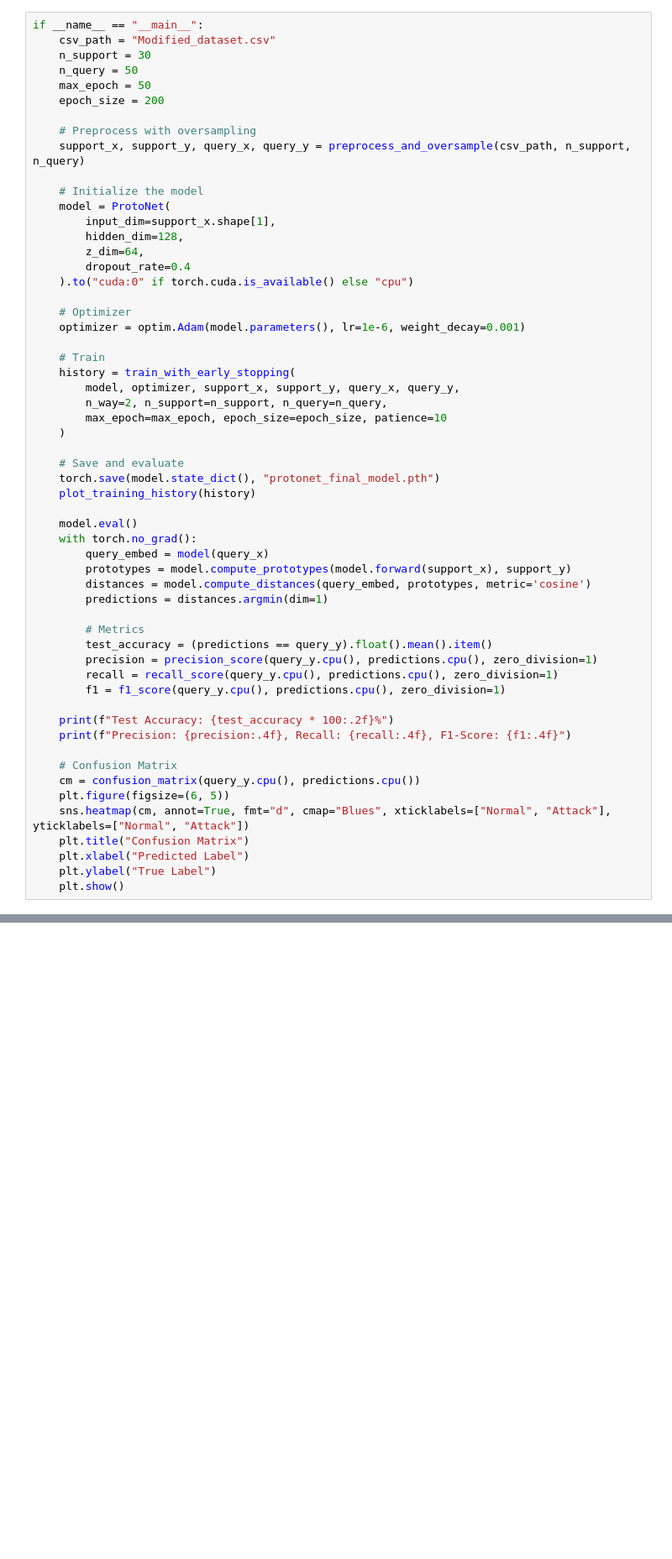
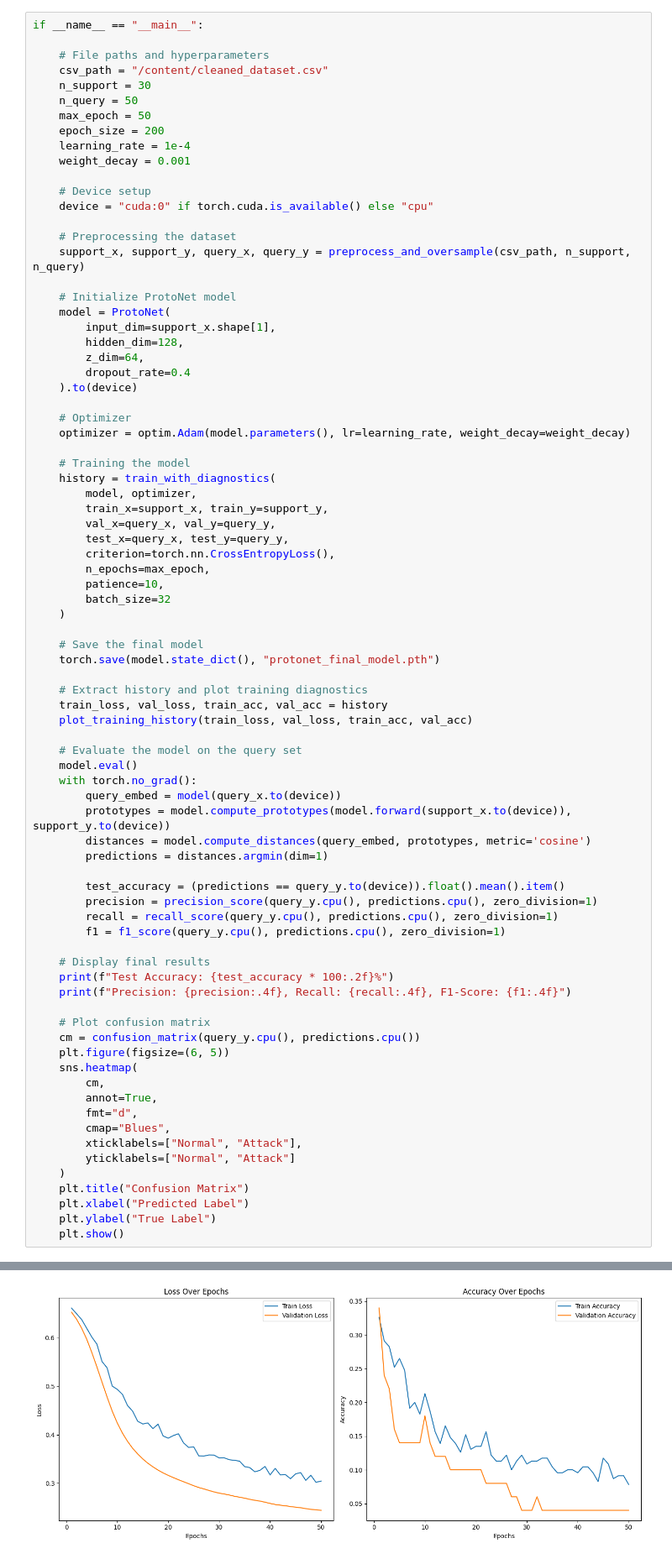
Before and after one commit to jathusharini/intrusion-detection-fewshot-vs-traditional, a Jupyter notebook: few-shot-learning/few_shot_learning_model_improved.ipynb, the cells around one changed output, grey strips where cells are left out. Shown at 84% size. Cells and saved outputs as stored; diff of their text form; blank space fills up the shorter version.

Commit message:
Adding FSL model with improved accuracy

```diff
--- a/few-shot-learning/few_shot_learning_model_improved.ipynb
+++ b/few-shot-learning/few_shot_learning_model_improved.ipynb
@@ -254,56 +274,79 @@ def plot_training_history(history):
 # %%
 if __name__ == "__main__":
-    csv_path = "Modified_dataset.csv"
+
+    # File paths and hyperparameters
+    csv_path = "/content/cleaned_dataset.csv"
     n_support = 30
     n_query = 50
     max_epoch = 50
     epoch_size = 200
+    learning_rate = 1e-4
+    weight_decay = 0.001
 
-    # Preprocess with oversampling
+    # Device setup
+    device = "cuda:0" if torch.cuda.is_available() else "cpu"
+
+    # Preprocessing the dataset
     support_x, support_y, query_x, query_y = preprocess_and_oversample(csv_path, n_support, n_query)
 
-    # Initialize the model
+    # Initialize ProtoNet model
     model = ProtoNet(
         input_dim=support_x.shape[1],
         hidden_dim=128,
         z_dim=64,
         dropout_rate=0.4
-    ).to("cuda:0" if torch.cuda.is_available() else "cpu")
+    ).to(device)
 
     # Optimizer
-    optimizer = optim.Adam(model.parameters(), lr=1e-6, weight_decay=0.001)
+    optimizer = optim.Adam(model.parameters(), lr=learning_rate, weight_decay=weight_decay)
 
-    # Train
-    history = train_with_early_stopping(
-        model, optimizer, support_x, support_y, query_x, query_y,
-        n_way=2, n_support=n_support, n_query=n_query,
-        max_epoch=max_epoch, epoch_size=epoch_size, patience=10
+    # Training the model
+    history = train_with_diagnostics(
+        model, optimizer,
+        train_x=support_x, train_y=support_y,
+        val_x=query_x, val_y=query_y,
+        test_x=query_x, test_y=query_y,
+        criterion=torch.nn.CrossEntropyLoss(),
+        n_epochs=max_epoch,
+        patience=10,
+        batch_size=32
     )
 
-    # Save and evaluate
+    # Save the final model
     torch.save(model.state_dict(), "protonet_final_model.pth")
-    plot_training_history(history)
 
+    # Extract history and plot training diagnostics
+    train_loss, val_loss, train_acc, val_acc = history
+    plot_training_history(train_loss, val_loss, train_acc, val_acc)
+
+    # Evaluate the model on the query set
     model.eval()
     with torch.no_grad():
-        query_embed = model(query_x)
-        prototypes = model.compute_prototypes(model.forward(support_x), support_y)
+        query_embed = model(query_x.to(device))
+        prototypes = model.compute_prototypes(model.forward(support_x.to(device)), support_y.to(device))
         distances = model.compute_distances(query_embed, prototypes, metric='cosine')
         predictions = distances.argmin(dim=1)
 
-        # Metrics
-        test_accuracy = (predictions == query_y).float().mean().item()
+        test_accuracy = (predictions == query_y.to(device)).float().mean().item()
         precision = precision_score(query_y.cpu(), predictions.cpu(), zero_division=1)
         recall = recall_score(query_y.cpu(), predictions.cpu(), zero_division=1)
         f1 = f1_score(query_y.cpu(), predictions.cpu(), zero_division=1)
 
+    # Display final results
     print(f"Test Accuracy: {test_accuracy * 100:.2f}%")
     print(f"Precision: {precision:.4f}, Recall: {recall:.4f}, F1-Score: {f1:.4f}")
 
-    # Confusion Matrix
+    # Plot confusion matrix
     cm = confusion_matrix(query_y.cpu(), predictions.cpu())
     plt.figure(figsize=(6, 5))
-    sns.heatmap(cm, annot=True, fmt="d", cmap="Blues", xticklabels=["Normal", "Attack"], yticklabels=["Normal", "Attack"])
+    sns.heatmap(
+        cm,
+        annot=True,
+        fmt="d",
+        cmap="Blues",
+        xticklabels=["Normal", "Attack"],
+        yticklabels=["Normal", "Attack"]
+    )
     plt.title("Confusion Matrix")
     plt.xlabel("Predicted Label")
     plt.ylabel("True Label")
@@ -313,0 +372 @@ Epoch 1 -- Validation Loss: 20000.9141, Validation Accuracy: 0.1800
+[figure, added]
```
Also changed, not shown: parts of 9 cells of this notebook.
